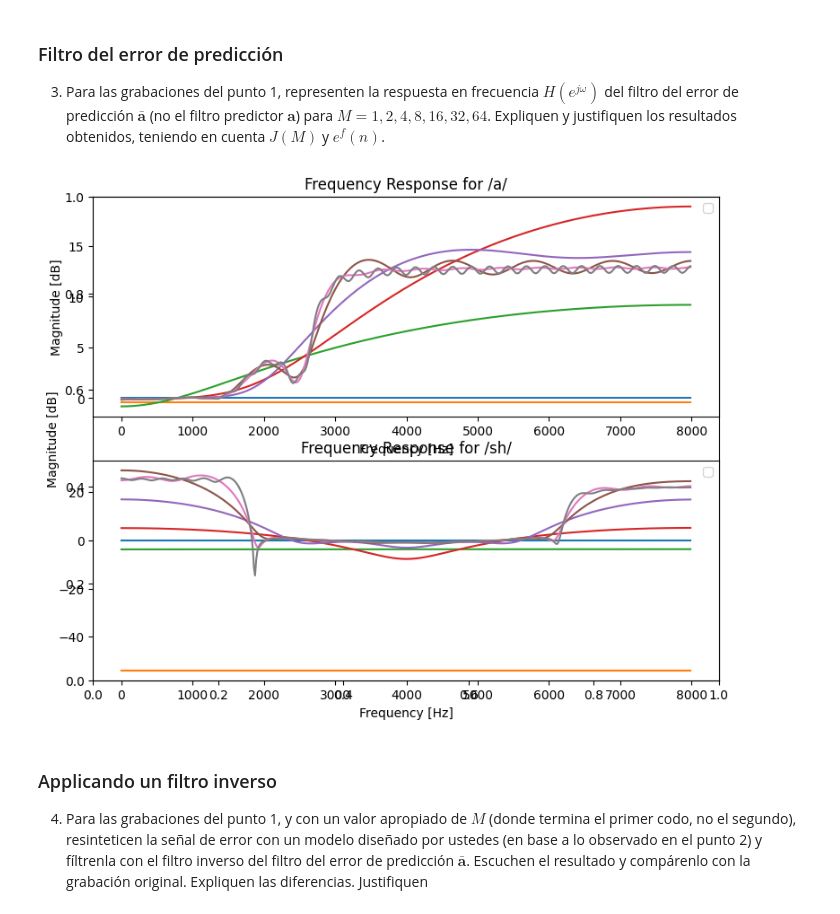
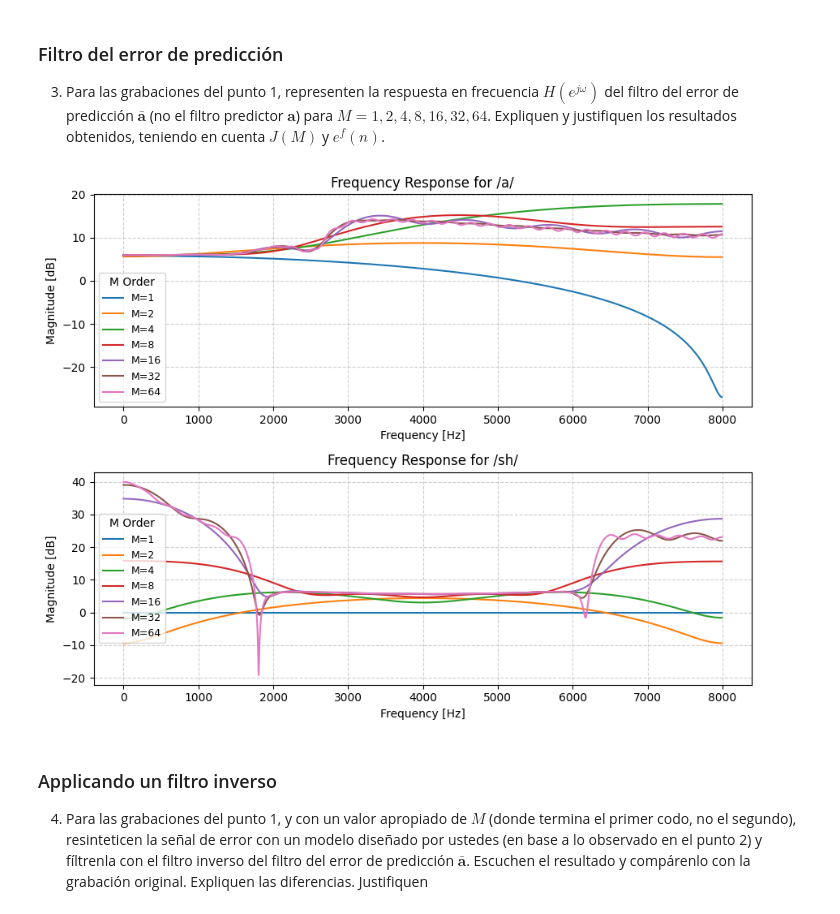
Before and after one commit to sofia-ys/Procesamiento-Adaptativo-de-Senales, a Jupyter notebook: tp3.ipynb, the cells around one changed output. Drawn from its saved outputs; the diff is of its cells as text; code cells hidden in the pictures.

```diff
--- a/tp3.ipynb
+++ b/tp3.ipynb
@@ -129,44 +129,46 @@ plt.show()
 # %% [markdown]
 ### Filtro del error de predicción
 3. Para las grabaciones del punto 1, representen la respuesta en frecuencia $H(e^{j\omega})$ del filtro del error de predicción $\boldsymbol{\bar{a}}$ (no el filtro predictor $\boldsymbol{a}$) para $M = 1, 2, 4, 8, 16, 32, 64$. Expliquen y justifiquen los resultados obtenidos, teniendo en cuenta $J(M)$ y $e^f(n)$.
-# %%
-# H(e^jw) of filtro del error for M=1,2,4,...
-M_tab = [1, 2, 4, 8, 16, 32, 64]
-a_o_a_tab = [1]  # first coefficient is just 1
-a_o_sh_tab = [1]
-
-for i, x in enumerate([x_a, x_sh]):
-    x -= np.mean(x)  # making signal zero mean
-    r_full = sig.correlate(x, x)  # full autocorrelation sequence
-    midpoint = len(r_full)//2
-    for M in M_tab:
-        _, a_o = pred_forward(M, r_full, midpoint)
-
-        if i == 0:  # first round
-            a_o_a_tab.append(-a_o)
-        else:  # second round
-            a_o_sh_tab.append(-a_o)
-
-plt.figure(figsize=(9,7))
-for i, a_o_list in enumerate([a_o_a_tab, a_o_sh_tab]):  # for both signals
-    plt.xlabel("Frequency [Hz]")
-    plt.ylabel("Magnitude [dB]")
-
-    if i == 0:
-        plt.subplot(2,1,1)
-        plt.title("Frequency Response for /a/")
-    else:
-        plt.subplot(2,1,2)
-        plt.title("Frequency Response for /sh/")
-
-    for a_o in a_o_list:  # for each set of coeffs (from the M values)
-        w, H = sig.freqz(a_o, fs=fs)  # magnitude and phase response
-        magnitude = 20 * np.log10(np.abs(H) + 10**(-12))
-
-        plt.plot(w, magnitude)
-        plt.legend()
-# %% [output]
-[figure, removed]
+# %%
+# H(e^jw) of filtro del error for M=1,2,4,...
+M_tab = [1, 2, 4, 8, 16, 32, 64]
+a_o_a_tab = [1]  # first coefficient is just 1
+a_o_sh_tab = [1]
+
+for i, x in enumerate([x_a, x_sh]):
+    x -= np.mean(x)  # making signal zero mean
+    r_full = sig.correlate(x, x)  # full autocorrelation sequence
+    midpoint = len(r_full)//2
+    for M in M_tab:
+        _, a_o = pred_forward(M, r_full, midpoint)
+
+        if i == 0:  # first round
+            a_o_a_tab.append(-a_o)
+        else:  # second round
+            a_o_sh_tab.append(-a_o)
+
+signals = [("/a/", a_o_a_tab), ("/sh/", a_o_sh_tab)]
+
+plt.figure(figsize=(9, 7))
+
+for i, (label, a_list) in enumerate(signals):
+    plt.subplot(2, 1, i+1)
+
+    for j, a_o in enumerate(a_list[1:]):  # skip first dummy 1
+        M = M_tab[j]
+        A = np.concatenate(([1], a_o))     # include the leading 1 term
+        w, H = sig.freqz(A, worN=1024, fs=fs)
+        mag = 20 * np.log10(np.abs(H) + 1e-12)
+        plt.plot(w, mag, label=f"M={M}")
+
+    plt.title(f"Frequency Response for {label}", fontsize=12)
+    plt.xlabel("Frequency [Hz]")
+    plt.ylabel("Magnitude [dB]")
+    plt.grid(True, linestyle='--', alpha=0.6)
+    plt.legend(title="M Order", fontsize=9)
+    plt.tight_layout()
+# %% [output]
+[figure, added]
 # %% [markdown]
 ### Applicando un filtro inverso
 4. Para las grabaciones del punto 1, y con un valor apropiado de $M$ (donde termina el primer codo, no el segundo), resinteticen la señal de error con un modelo diseñado por ustedes (en base a lo observado en el punto 2) y fíltrenla con el filtro inverso del filtro del error de predicción $\boldsymbol{\bar{a}}$. Escuchen el resultado y compárenlo con la grabación original. Expliquen las diferencias. Justifiquen
```
Also changed, not shown: parts of 2 cells of this notebook.
